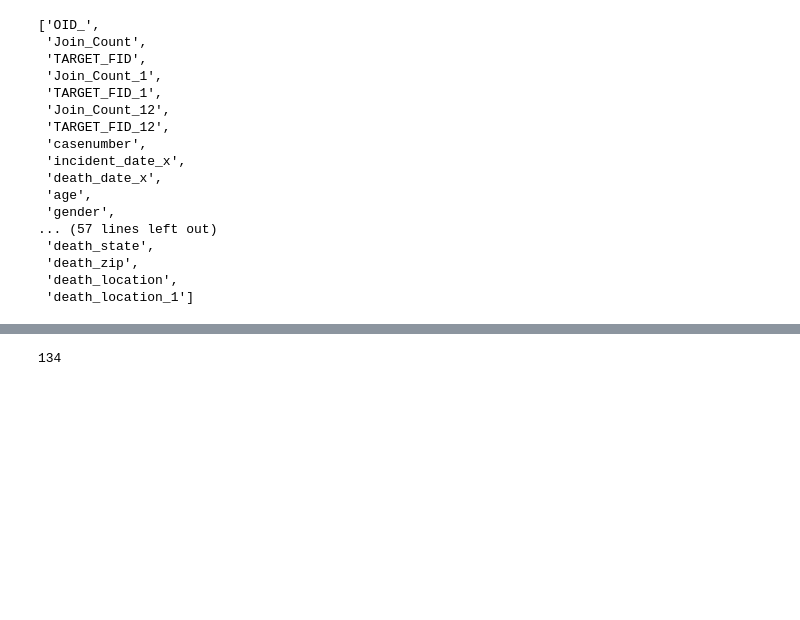
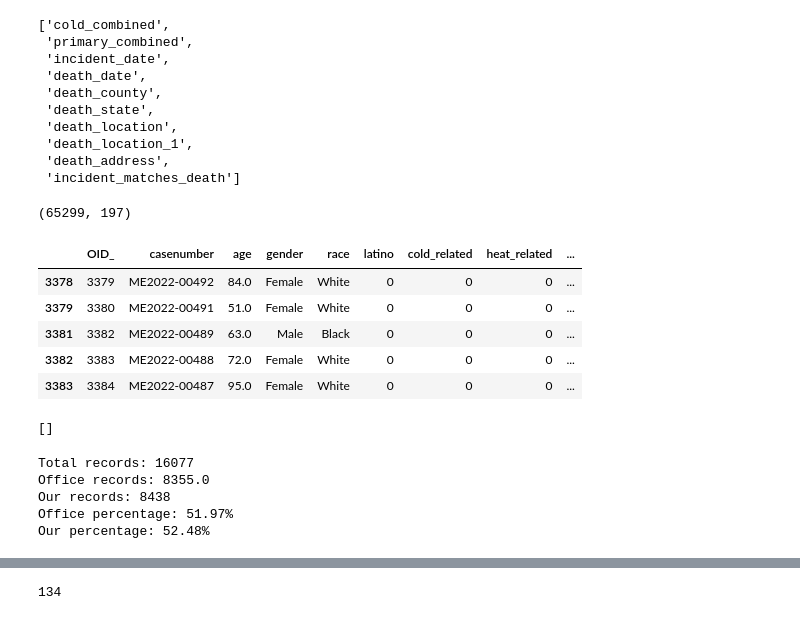
Before and after one commit to UK-IPOP/cook-county-analysis, a Jupyter notebook: notebooks/amia_paper_stats.ipynb, the cells around one changed output, grey strips where cells are left out. Cells and saved outputs as stored; diff of their text form; code cells hidden in the pictures; blank space fills up the shorter version.

```diff
--- a/notebooks/amia_paper_stats.ipynb
+++ b/notebooks/amia_paper_stats.ipynb
@@ -7,28 +7,58 @@ import plotly.express as px
 import plotly.io as pio
 import re
 from collections import Counter
+from scourgify import normalize_address_record
+from scourgify.exceptions import UnParseableAddressError
 
 pio.renderers.default = "notebook"
-# %%
+pd.set_option('display.max_columns', None)
+
 
 df = pd.read_csv("../data/output/finalized.csv", low_memory=False)
-
-[c for c in df.columns if not c.endswith("_primary") and not c.endswith("_secondary")]
+cases = pd.read_csv('../data/raw/cases.csv', low_memory=False)
+clean = pd.read_csv('../data/processed/clean_cases.csv', low_memory=False)
+[c for c in df.columns if not c.endswith("_primary") and not c.endswith("_secondary")][-10:]
 # %% [output]
-['OID_',
- 'Join_Count',
- 'TARGET_FID',
- 'Join_Count_1',
- 'TARGET_FID_1',
- 'Join_Count_12',
- 'TARGET_FID_12',
- 'casenumber',
- 'incident_date_x',
- 'death_date_x',
- 'age',
- 'gender',
-... (57 lines left out)
+['cold_combined',
+ 'primary_combined',
+ 'incident_date',
+ 'death_date',
+ 'death_county',
  'death_state',
- 'death_zip',
  'death_location',
- 'death_location_1']
+ 'death_location_1',
+ 'death_address',
+ 'incident_matches_death']
+# %%
+df.shape
+# %% [output]
+(65299, 197)
+# %%
+df[[c for c in df.columns if not c.endswith("_primary") and not c.endswith("_secondary")]][pd.notna(df.death_address)].head()
+# %% [output]
+|  | OID_ | casenumber | age | gender | race | latino | cold_related | heat_related | ... |
+| 3378 | 3379 | ME2022-00492 | 84.0 | Female | White | 0 | 0 | 0 | ... |
+| 3379 | 3380 | ME2022-00491 | 51.0 | Female | White | 0 | 0 | 0 | ... |
+| 3381 | 3382 | ME2022-00489 | 63.0 | Male | Black | 0 | 0 | 0 | ... |
+| 3382 | 3383 | ME2022-00488 | 72.0 | Female | White | 0 | 0 | 0 | ... |
+| 3383 | 3384 | ME2022-00487 | 95.0 | Female | White | 0 | 0 | 0 | ... |
+# %%
+[c for c in df.columns if c.endswith('_x') or c.endswith('_y')]
+# %% [output]
+[]
+# %%
+last_year = df[df.death_year == 2020]
+total_records = last_year.shape[0]
+office_count = last_year.covid_related.sum()
+our_count = last_year[(last_year.covid_primary == 1) | (last_year.covid_secondary == 1)].shape[0]
+print(f"Total records: {total_records}")
+print(f"Office records: {office_count}")
+print(f"Our records: {our_count}")
+print(f"Office percentage: {round((office_count / total_records) * 100, 2)}%")
+print(f"Our percentage: {round((our_count / total_records) * 100, 2)}%")
+# %% [output]
+Total records: 16077
+Office records: 8355.0
+Our records: 8438
+Office percentage: 51.97%
+Our percentage: 52.48%
```
Also changed, not shown: parts of 47 cells of this notebook.
